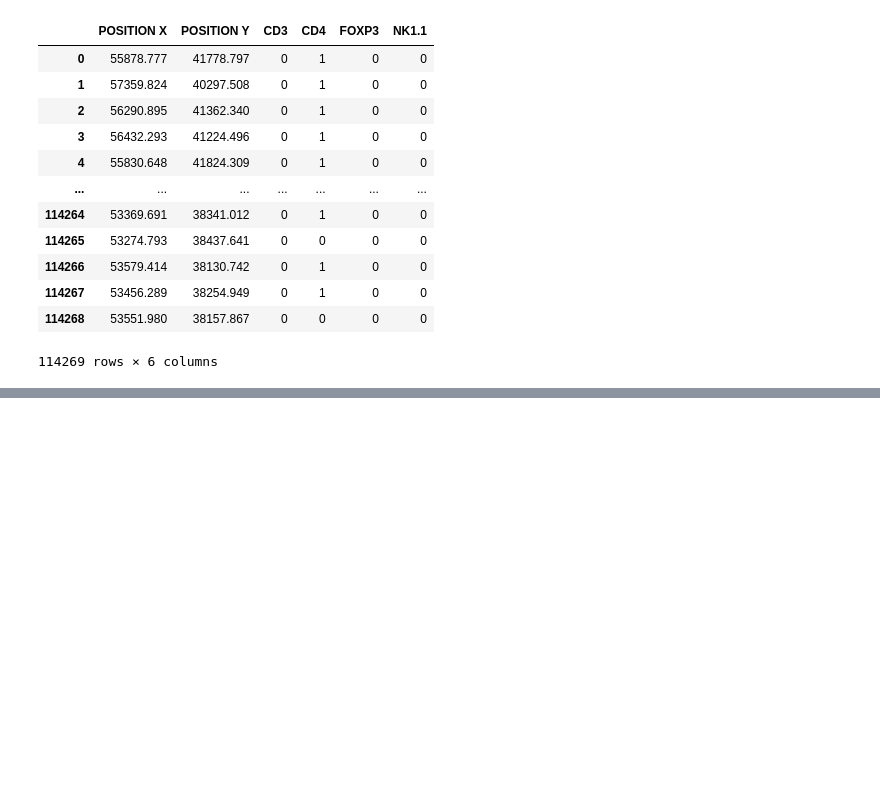
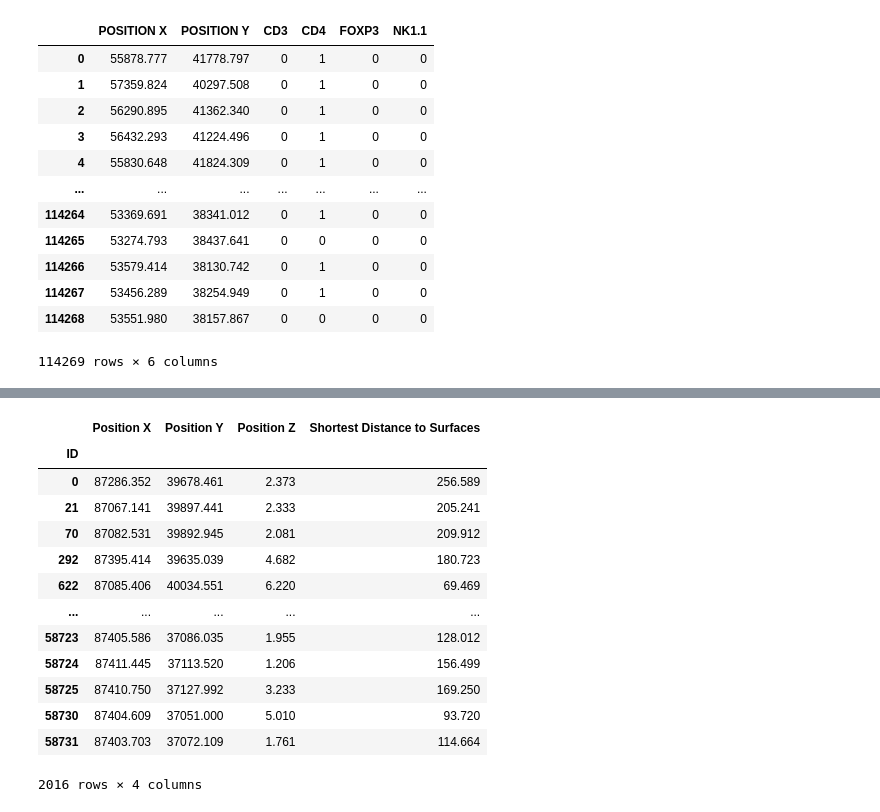
Before and after one commit to helclp/lab_proj1, a Jupyter notebook: combiner1.ipynb, the cells around one changed output, grey strips where cells are left out. Saved outputs shown, nothing was run; the diff lists cells and outputs as text; code cells hidden in the pictures; blank space fills up the shorter version.

```diff
--- a/combiner1.ipynb
+++ b/combiner1.ipynb
@@ -161,0 +221,32 @@ test1
+# %%
+cd3_position = pd.read_csv('edge_test/tumor edge test CD3 position_Selection.csv' , skiprows=3)
+cd3_position.drop(columns=['Unit', 'Category',
+       'Collection', 'Time', 'CC3 catchall', 'CC3 real', 'CD103',
+       'CD103+ cDC1', 'CD3','CD177','CD3-CD68', 'CD3-CD68+CD206', 'CD4',
+       'CD45',  'Unnamed: 18'], inplace=True)
+
+cd3_distance = pd.read_csv('edge_test/tumor edge test_CD3 distance to tumor edge_Selection.csv' , skiprows=3)
+cd3_distance.drop(columns=['Category', 'Surfaces', 'Time',
+       'CC3 catchall', 'CC3 real', 'CD103', 'CD103+ cDC1', 'CD177', 'CD3',
+       'CD3-CD68', 'CD3-CD68+CD206', 'Unit','CD4', 'CD45', 'Unnamed: 16'], inplace=True)
+
+# cd3_position.head()
+cd3_final = cd3_position.merge(cd3_distance, on=["ID"], how='left').sort_values(by=['ID'], ascending=True)
+cd3_final =  cd3_final[['ID','Position X', 'Position Y', 'Position Z',
+       'Shortest Distance to Surfaces']].set_index('ID')
+cd3_final
+# %% [output]
+|  | Position X | Position Y | Position Z | Shortest Distance to Surfaces |
+| ID |  |  |  |  |
+| 0 | 87286.352 | 39678.461 | 2.373 | 256.589 |
+| 21 | 87067.141 | 39897.441 | 2.333 | 205.241 |
+| 70 | 87082.531 | 39892.945 | 2.081 | 209.912 |
+| 292 | 87395.414 | 39635.039 | 4.682 | 180.723 |
+| 622 | 87085.406 | 40034.551 | 6.220 | 69.469 |
+| ... | ... | ... | ... | ... |
+| 58723 | 87405.586 | 37086.035 | 1.955 | 128.012 |
+| 58724 | 87411.445 | 37113.520 | 1.206 | 156.499 |
+| 58725 | 87410.750 | 37127.992 | 3.233 | 169.250 |
+| 58730 | 87404.609 | 37051.000 | 5.010 | 93.720 |
+| 58731 | 87403.703 | 37072.109 | 1.761 | 114.664 |
+2016 rows × 4 columns
```
Also changed, not shown: parts of 9 cells of this notebook, 3 other files.
